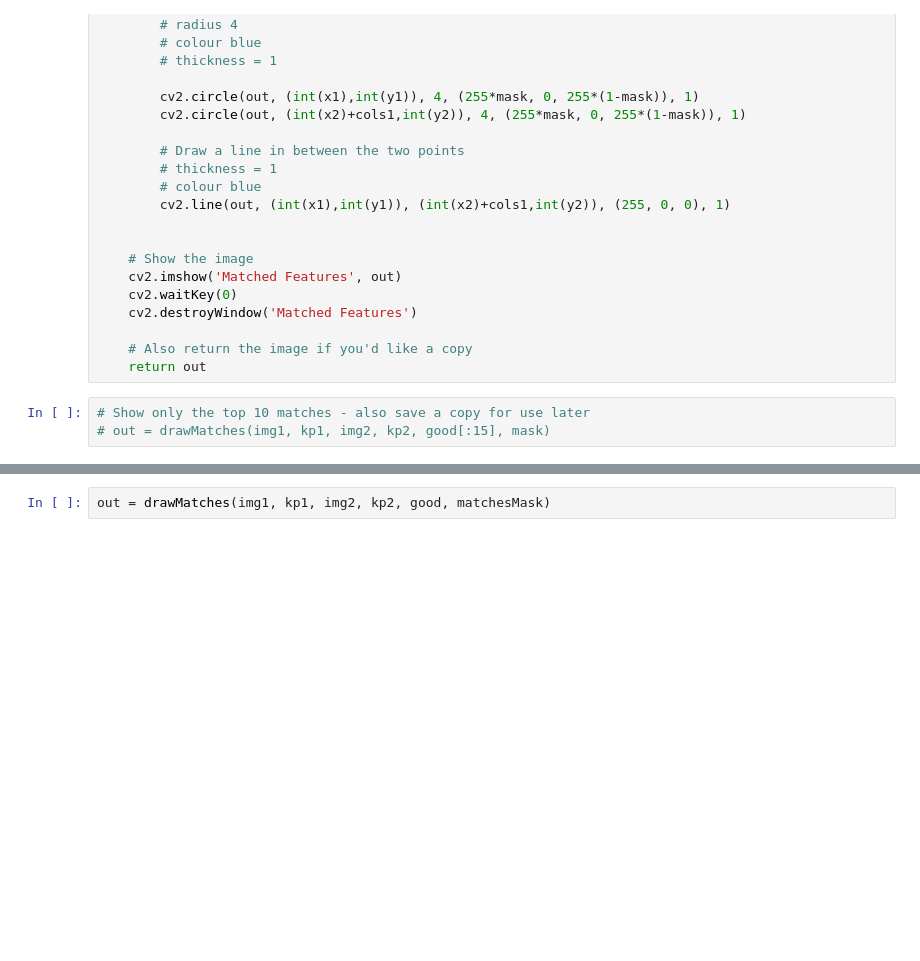
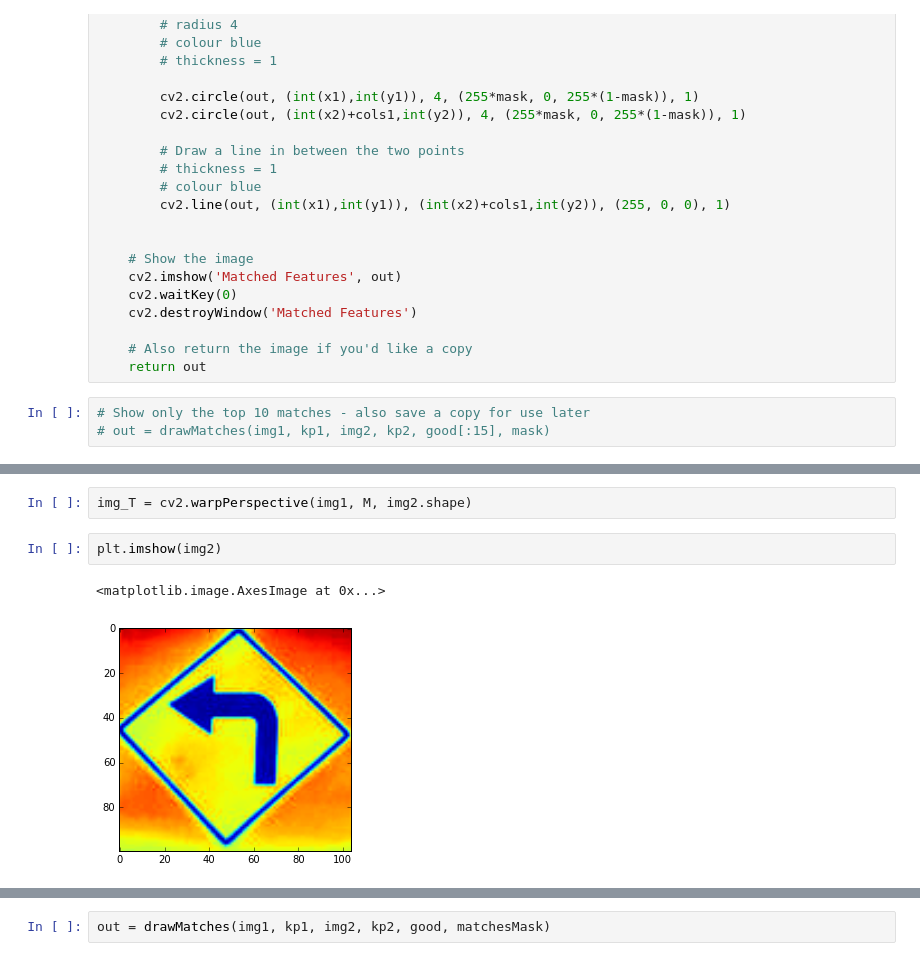
Before and after one commit to DakotaNelson/robot-street-signs, a Jupyter notebook: template_matching.ipynb, the cells around one changed output, grey strips where cells are left out. Drawn from its saved outputs; the diff is of its cells as text; blank space fills up the shorter version.

Commit message:
add warpTransform based on homography

```diff
--- a/template_matching.ipynb
+++ b/template_matching.ipynb
@@ -139,0 +187,7 @@ dst = cv2.perspectiveTransform(pts, M)
+# %%
+img_T = cv2.warpPerspective(img1, M, img2.shape)
+# %%
+plt.imshow(img2)
+# %% [output]
+<matplotlib.image.AxesImage at 0x...>
+[figure, added]
```
Also changed, not shown: parts of 13 cells of this notebook.
